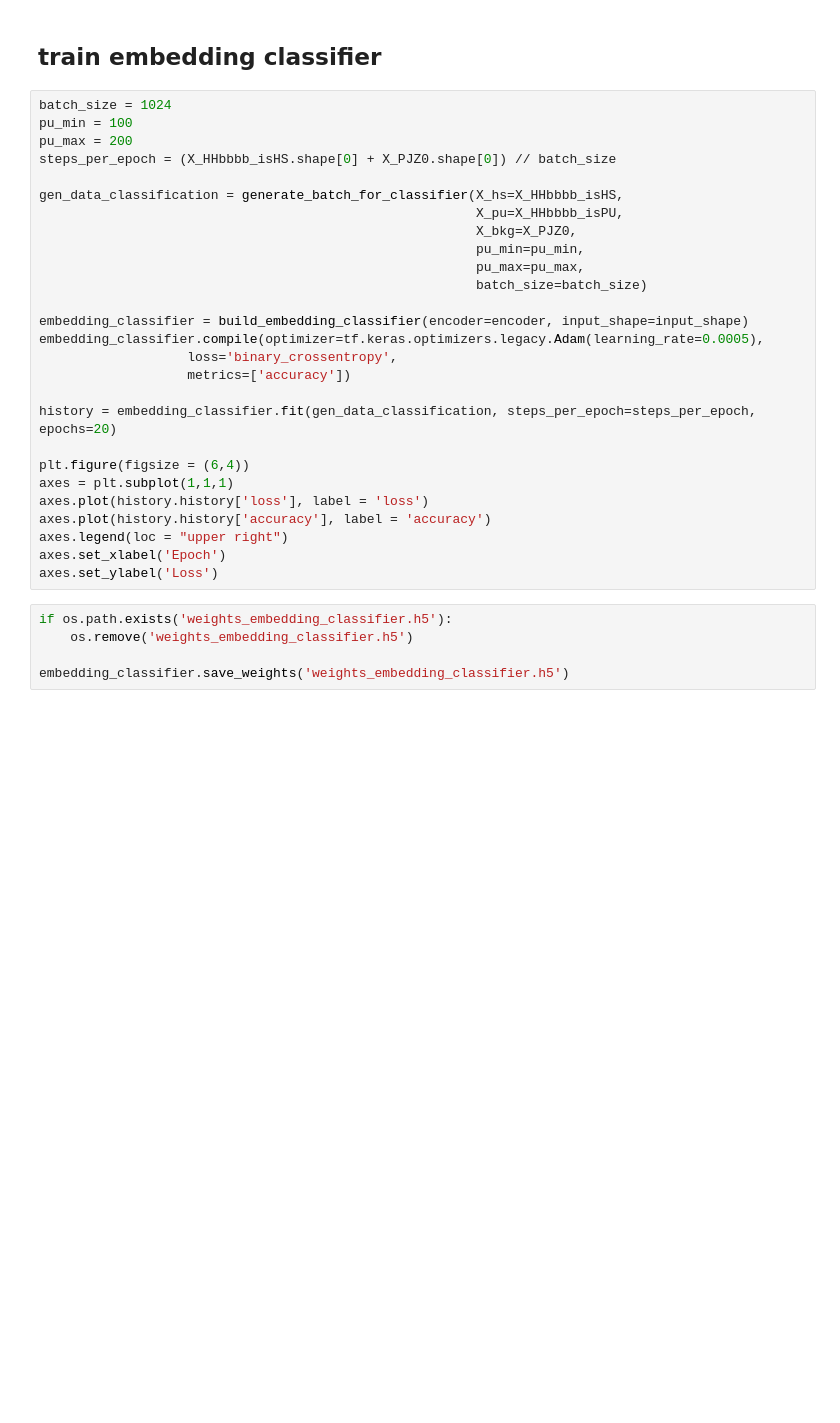
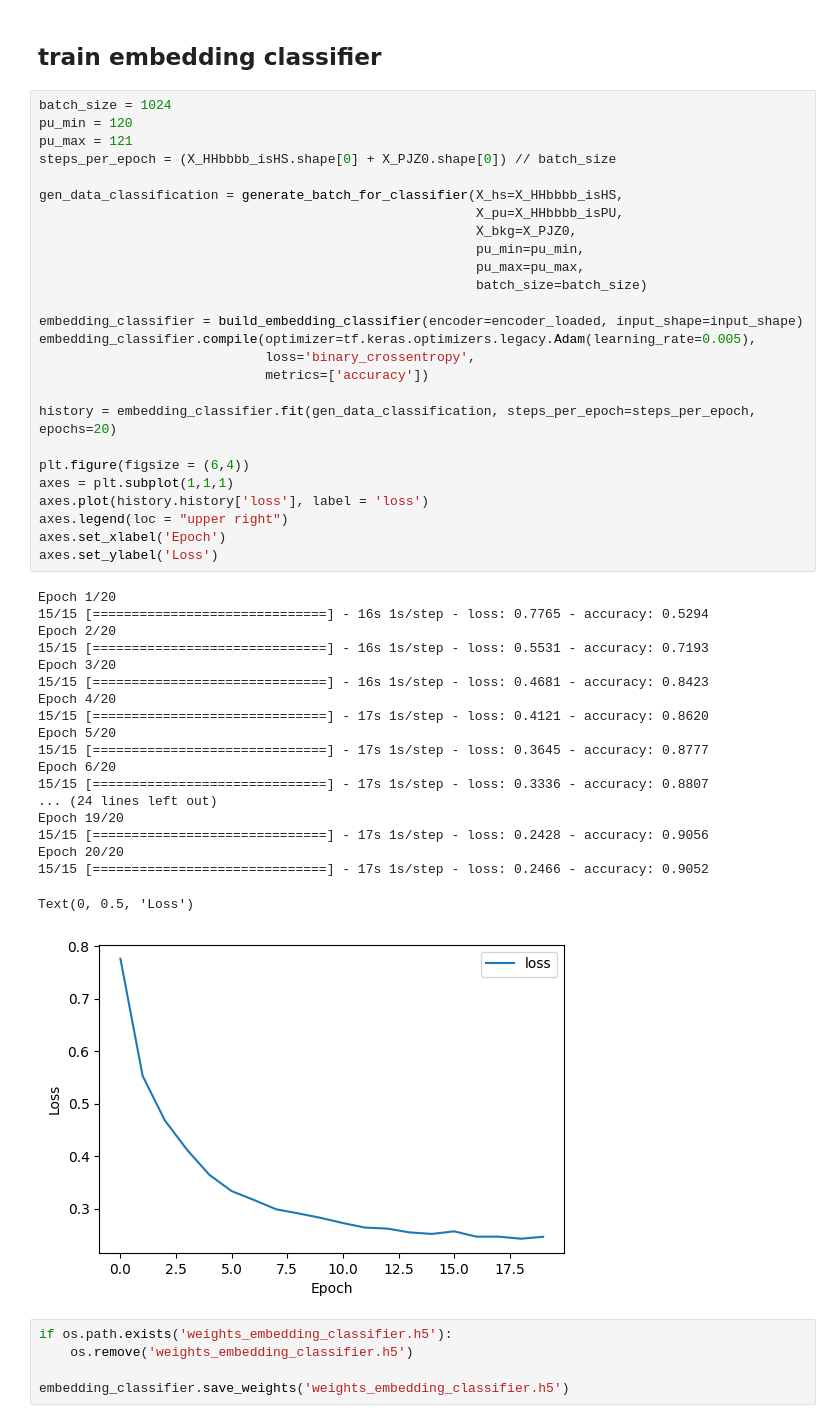
Before and after one commit to hftsoi/contrastive4pu, a Jupyter notebook: train.ipynb, the cells around one changed output. Drawn from its saved outputs; the diff is of its cells as text; blank space fills up the shorter version.

```diff
--- a/train.ipynb
+++ b/train.ipynb
@@ -227,31 +128,50 @@ vicreg_model_loaded = VICRegModel(encoder=encoder_loaded,
 ## train embedding classifier
 # %%
 batch_size = 1024
-pu_min = 100
-pu_max = 200
+pu_min = 120
+pu_max = 121
 steps_per_epoch = (X_HHbbbb_isHS.shape[0] + X_PJZ0.shape[0]) // batch_size
 
 gen_data_classification = generate_batch_for_classifier(X_hs=X_HHbbbb_isHS,
                                                         X_pu=X_HHbbbb_isPU,
                                                         X_bkg=X_PJZ0,
                                                         pu_min=pu_min,
                                                         pu_max=pu_max,
                                                         batch_size=batch_size)
 
-embedding_classifier = build_embedding_classifier(encoder=encoder, input_shape=input_shape)
-embedding_classifier.compile(optimizer=tf.keras.optimizers.legacy.Adam(learning_rate=0.0005),
-                   loss='binary_crossentropy',
-                   metrics=['accuracy'])
+embedding_classifier = build_embedding_classifier(encoder=encoder_loaded, input_shape=input_shape)
+embedding_classifier.compile(optimizer=tf.keras.optimizers.legacy.Adam(learning_rate=0.005),
+                             loss='binary_crossentropy',
+                             metrics=['accuracy'])
 
 history = embedding_classifier.fit(gen_data_classification, steps_per_epoch=steps_per_epoch, epochs=20)
 
 plt.figure(figsize = (6,4))
 axes = plt.subplot(1,1,1)
 axes.plot(history.history['loss'], label = 'loss')
-axes.plot(history.history['accuracy'], label = 'accuracy')
 axes.legend(loc = "upper right")
 axes.set_xlabel('Epoch')
 axes.set_ylabel('Loss')
+# %% [output]
+Epoch 1/20
+15/15 [==============================] - 16s 1s/step - loss: 0.7765 - accuracy: 0.5294
+Epoch 2/20
+15/15 [==============================] - 16s 1s/step - loss: 0.5531 - accuracy: 0.7193
+Epoch 3/20
+15/15 [==============================] - 16s 1s/step - loss: 0.4681 - accuracy: 0.8423
+Epoch 4/20
+15/15 [==============================] - 17s 1s/step - loss: 0.4121 - accuracy: 0.8620
+Epoch 5/20
+15/15 [==============================] - 17s 1s/step - loss: 0.3645 - accuracy: 0.8777
+Epoch 6/20
+15/15 [==============================] - 17s 1s/step - loss: 0.3336 - accuracy: 0.8807
+... (24 lines left out)
+Epoch 19/20
+15/15 [==============================] - 17s 1s/step - loss: 0.2428 - accuracy: 0.9056
+Epoch 20/20
+15/15 [==============================] - 17s 1s/step - loss: 0.2466 - accuracy: 0.9052
+Text(0, 0.5, 'Loss')
+[figure, added]
 # %%
 if os.path.exists('weights_embedding_classifier.h5'):
     os.remove('weights_embedding_classifier.h5')
```
Also changed, not shown: parts of 10 cells of this notebook, 2 other files.
